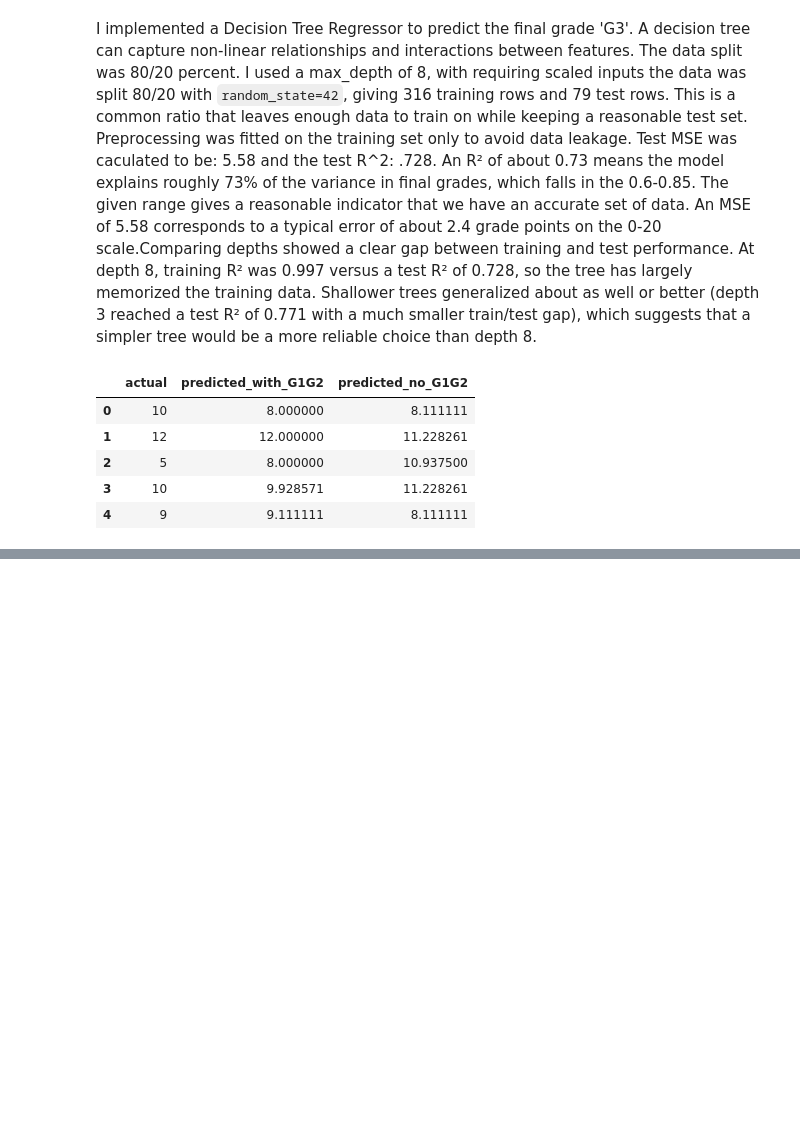
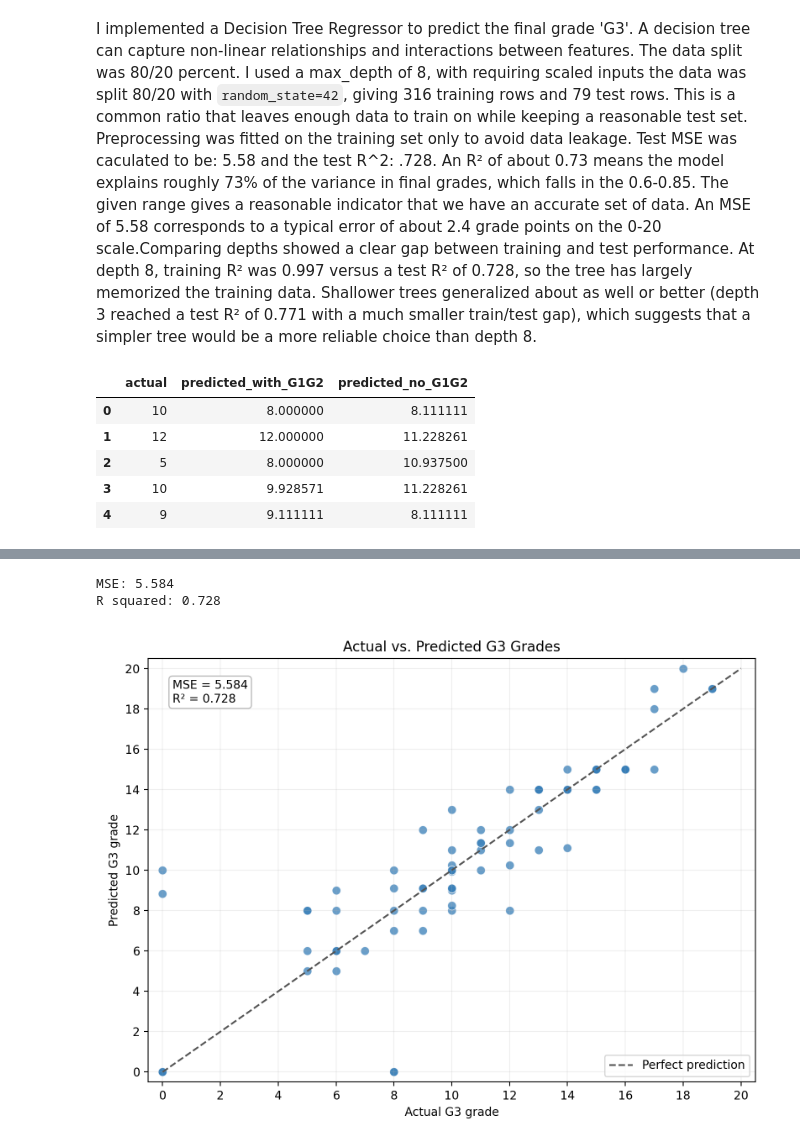
Before and after one commit to sanxhezzz/4334-Student-Performance-Prediction-Group18, a Jupyter notebook: student_grade_prediction.ipynb, the cells around one changed output, grey strips where cells are left out. Cells and saved outputs as stored; diff of their text form; code cells hidden in the pictures; blank space fills up the shorter version.

Commit message:
Complete Task 4 performance visualization

```diff
--- a/student_grade_prediction.ipynb
+++ b/student_grade_prediction.ipynb
@@ -115,0 +120,40 @@ results.head()
+# %%
+from sklearn.metrics import mean_squared_error, r2_score
+
+# Load the predictions made in Task 3
+results = pd.read_csv("predictions.csv")
+actual = results["actual"]
+predicted = results["predicted_with_G1G2"]
+
+mse = mean_squared_error(actual, predicted)
+r2 = r2_score(actual, predicted)
+
+print(f"MSE: {mse:.3f}")
+print(f"R squared: {r2:.3f}")
+
+plt.figure(figsize=(8, 6))
+plt.scatter(actual, predicted, color="#377eb8", alpha=0.75,
+            s=55, edgecolors="white", linewidth=0.6)
+plt.plot([0, 20], [0, 20], "--", color="#555555",
+         label="Perfect prediction")
+
+plt.xlim(-0.5, 20.5)
+plt.ylim(-0.5, 20.5)
+plt.xticks(range(0, 21, 2))
+plt.yticks(range(0, 21, 2))
+plt.xlabel("Actual G3 grade")
+plt.ylabel("Predicted G3 grade")
+plt.title("Actual vs. Predicted G3 Grades")
+plt.grid(alpha=0.2)
+plt.legend(loc="lower right")
+
+score_text = f"MSE = {mse:.3f}\nR² = {r2:.3f}"
+plt.text(0.04, 0.95, score_text, transform=plt.gca().transAxes,
+         va="top", bbox=dict(boxstyle="round", facecolor="white",
+                              edgecolor="#bbbbbb"))
+plt.tight_layout()
+plt.show()
+# %% [output]
+MSE: 5.584
+R squared: 0.728
+[figure, added]
```
Also changed, not shown: parts of 2 cells of this notebook, 2 other files.
